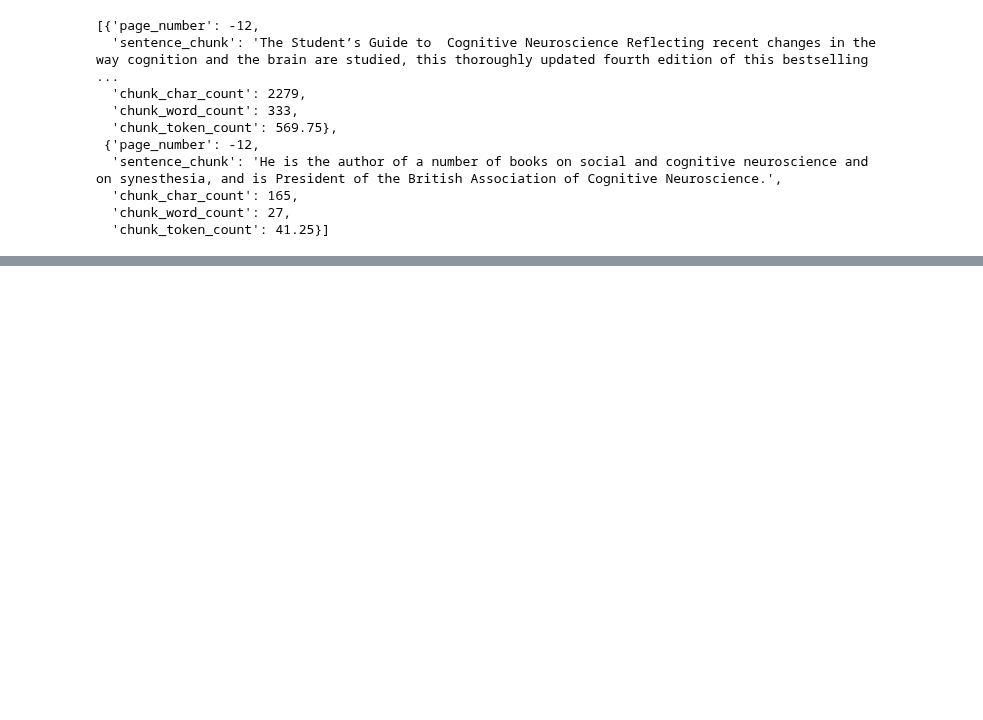
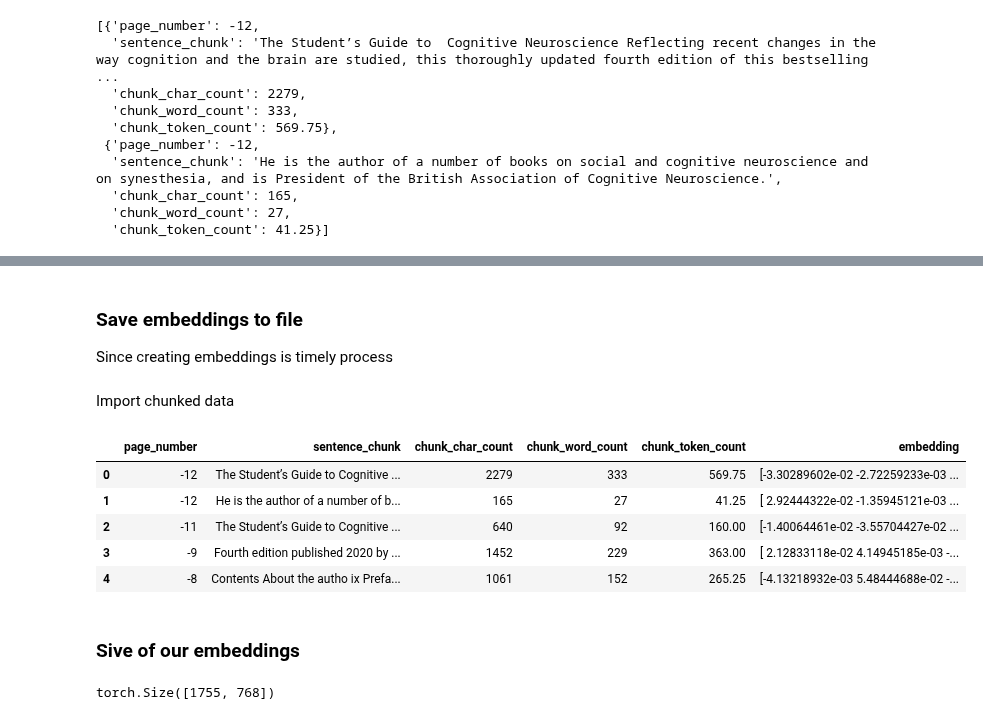
Before and after one commit to Hlunlun/RAG, a Jupyter notebook: rag.ipynb, the cells around one changed output, grey strips where cells are left out. Cells and saved outputs as stored; diff of their text form; code cells hidden in the pictures; blank space fills up the shorter version.

```diff
--- a/rag.ipynb
+++ b/rag.ipynb
@@ -361,0 +466,46 @@ pages_and_chunks_over_min_token_len[:2]
+# %% [markdown]
+### Save embeddings to file
+Since creating embeddings is timely process
+# %%
+# Save embeddings to file
+text_chunks_and_embeddings_df = pd.DataFrame(pages_and_chunks_over_min_token_len)
+embeddings_df_save_path = os.path.join(data_dir, 'text_chunks_and_embeddings_df.csv')
+text_chunks_and_embeddings_df.to_csv(embeddings_df_save_path, index=False)
+# %% [markdown]
+Import chunked data
+# %%
+# Import saved file and view
+text_chunks_and_embedding_df_load = pd.read_csv(embeddings_df_save_path)
+text_chunks_and_embedding_df_load.head()
+# %% [output]
+|  | page_number | sentence_chunk | chunk_char_count | chunk_word_count | chunk_token_count | embedding |
+| 0 | -12 | The Student’s Guide to Cognitive ... | 2279 | 333 | 569.75 | [-3.30289602e-02 -2.72259233e-03 ... |
+| 1 | -12 | He is the author of a number of b... | 165 | 27 | 41.25 | [ 2.92444322e-02 -1.35945121e-03 ... |
+| 2 | -11 | The Student’s Guide to Cognitive ... | 640 | 92 | 160.00 | [-1.40064461e-02 -3.55704427e-02 ... |
+| 3 | -9 | Fourth edition published 2020 by ... | 1452 | 229 | 363.00 | [ 2.12833118e-02 4.14945185e-03 -... |
+| 4 | -8 | Contents About the autho ix Prefa... | 1061 | 152 | 265.25 | [-4.13218932e-03 5.48444688e-02 -... |
+# %% [markdown]
+### Sive of our embeddings
+# %%
+import random
+
+import torch
+import numpy as np
+import pandas as pd
+
+device = "cuda" if torch.cuda.is_available() else "cpu"
+
+# Import texts and embedding df
+text_chunks_and_embedding_df = pd.read_csv(embeddings_df_save_path)
+
+# Convert embedding column back to np.array (it got converted to string when it got saved to CSV)
+text_chunks_and_embedding_df["embedding"] = text_chunks_and_embedding_df["embedding"].apply(lambda x: np.fromstring(x.strip("[]"), sep=" "))
+
+# Convert texts and embedding df to list of dicts
+pages_and_chunks = text_chunks_and_embedding_df.to_dict(orient="records")
+
+# Convert embeddings to torch tensor and send to device (note: NumPy arrays are float64, torch tensors are float32 by default)
+embeddings = torch.tensor(np.array(text_chunks_and_embedding_df["embedding"].tolist()), dtype=torch.float32).to(device)
+embeddings.shape
+# %% [output]
+torch.Size([1755, 768])
```
Also changed, not shown: parts of 32 cells of this notebook, 1 other file.
